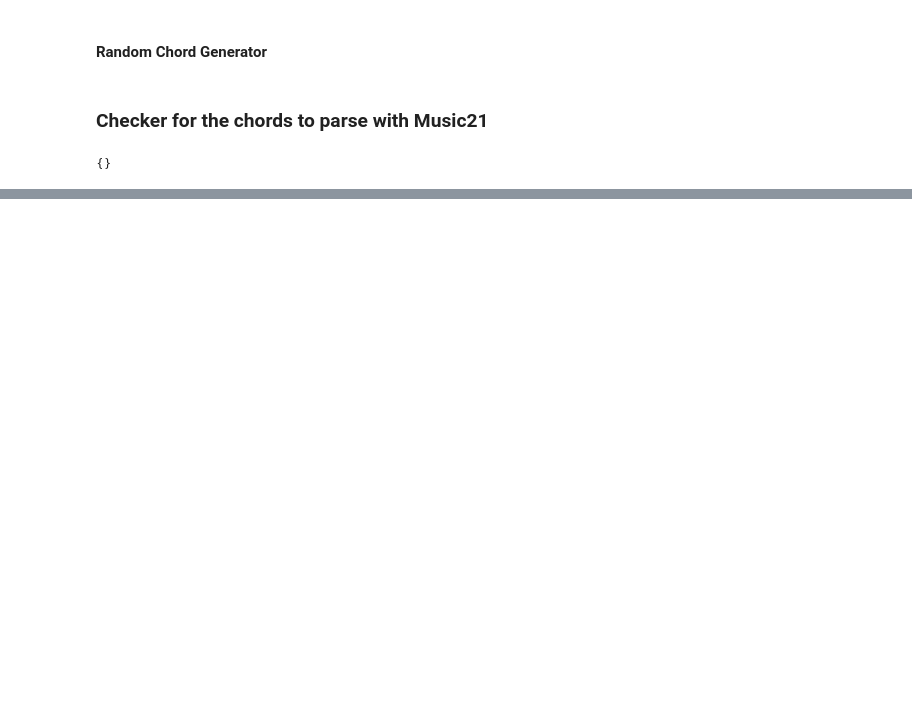
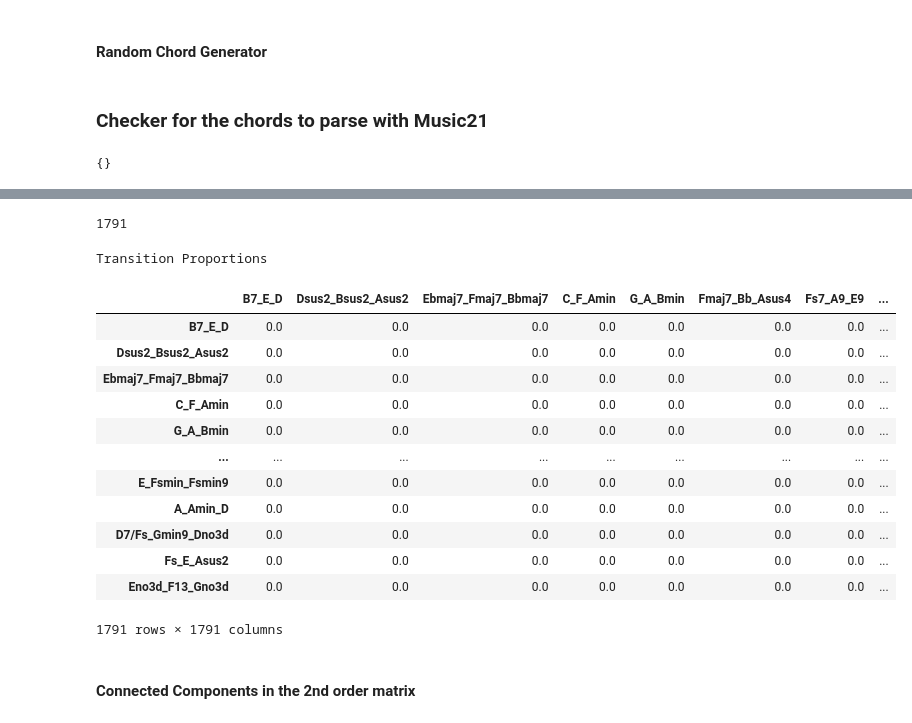
Before and after one commit to andersone17/MARKOV_MUSIC_GENERATOR, a Jupyter notebook: project1.ipynb, the cells around one changed output, grey strips where cells are left out. Cells and saved outputs as stored; diff of their text form; code cells hidden in the pictures; blank space fills up the shorter version.

Commit message:
add higher order chains

```diff
--- a/project1.ipynb
+++ b/project1.ipynb
@@ -295,0 +268,3 @@ Number of strongly connected components: 4
+# %%
+mayer = df.query("spotify_artist_id == '0hEurMDQu99nJRq8pTxO14'")
+mayer.head()
@@ -295,0 +307,66 @@ Number of strongly connected components: 4
+# %%
+order = 3
+higher_order_songs = []
+for song in mayer_songs:
+  second_song = ['_'.join(song[(t-order-1):(t-1)]) for t in range(order+1, len(song))]
+  higher_order_songs.append(second_song)
+
+higher_order_songs[0]
+
+higher_order_states = set()
+for song in higher_order_songs:
+  new_states = set(song)
+  higher_order_states = higher_order_states.union(new_states)
+
+higher_order_states = list(higher_order_states)
+len(higher_order_states)
+# %% [output]
+1791
+# %%
+S = len(higher_order_states)
+
+# Initialize transition count matrix
+tr_counts = np.zeros((S, S))
+
+# Count transitions across all trajectories
+for song in higher_order_songs:
+    for t in range(1, len(song)):
+        prev_state = song[t-1]
+        curr_state = song[t]
+        i = higher_order_states.index(prev_state)
+        j = higher_order_states.index(curr_state)
+        tr_counts[j, i] += 1
+
+# Compute total outgoing transitions per state
+sums = tr_counts.sum(axis=0, keepdims=True)
+
+# Normalize to get transition probabilities (columns sum to 1)
+tr_pr = np.divide(
+    tr_counts,
+    sums,
+    out=np.zeros_like(tr_counts),
+    where=sums != 0
+)
+
+# Convert to DataFrame for readability
+TM = pd.DataFrame(np.round(tr_pr, 3), index=higher_order_states, columns=higher_order_states)
+
+print("Transition Proportions")
+TM
+# %% [output]
+Transition Proportions
+|  | B7_E_D | Dsus2_Bsus2_Asus2 | Ebmaj7_Fmaj7_Bbmaj7 | C_F_Amin | G_A_Bmin | Fmaj7_Bb_Asus4 | Fs7_A9_E9 | ... |
+| B7_E_D | 0.0 | 0.0 | 0.0 | 0.0 | 0.0 | 0.0 | 0.0 | ... |
+| Dsus2_Bsus2_Asus2 | 0.0 | 0.0 | 0.0 | 0.0 | 0.0 | 0.0 | 0.0 | ... |
+| Ebmaj7_Fmaj7_Bbmaj7 | 0.0 | 0.0 | 0.0 | 0.0 | 0.0 | 0.0 | 0.0 | ... |
+| C_F_Amin | 0.0 | 0.0 | 0.0 | 0.0 | 0.0 | 0.0 | 0.0 | ... |
+| G_A_Bmin | 0.0 | 0.0 | 0.0 | 0.0 | 0.0 | 0.0 | 0.0 | ... |
+| ... | ... | ... | ... | ... | ... | ... | ... | ... |
+| E_Fsmin_Fsmin9 | 0.0 | 0.0 | 0.0 | 0.0 | 0.0 | 0.0 | 0.0 | ... |
+| A_Amin_D | 0.0 | 0.0 | 0.0 | 0.0 | 0.0 | 0.0 | 0.0 | ... |
+| D7/Fs_Gmin9_Dno3d | 0.0 | 0.0 | 0.0 | 0.0 | 0.0 | 0.0 | 0.0 | ... |
+| Fs_E_Asus2 | 0.0 | 0.0 | 0.0 | 0.0 | 0.0 | 0.0 | 0.0 | ... |
+| Eno3d_F13_Gno3d | 0.0 | 0.0 | 0.0 | 0.0 | 0.0 | 0.0 | 0.0 | ... |
+1791 rows × 1791 columns
+# %% [markdown]
+#### Connected Components in the 2nd order matrix
```
Also changed, not shown: parts of 10 cells of this notebook.
